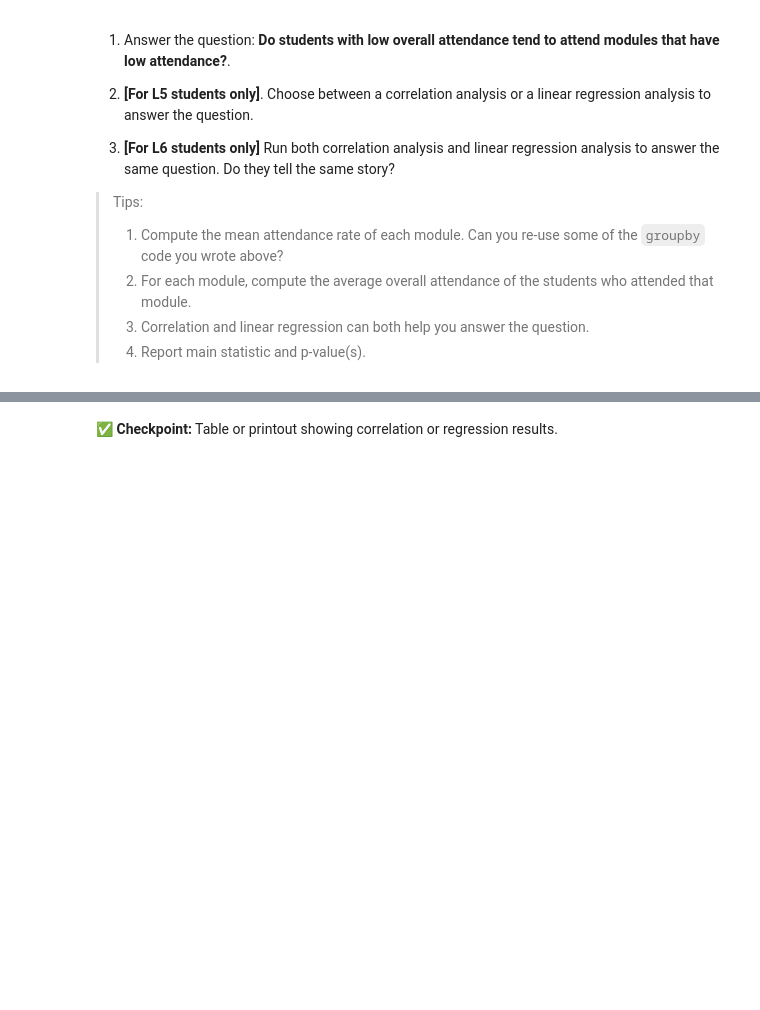
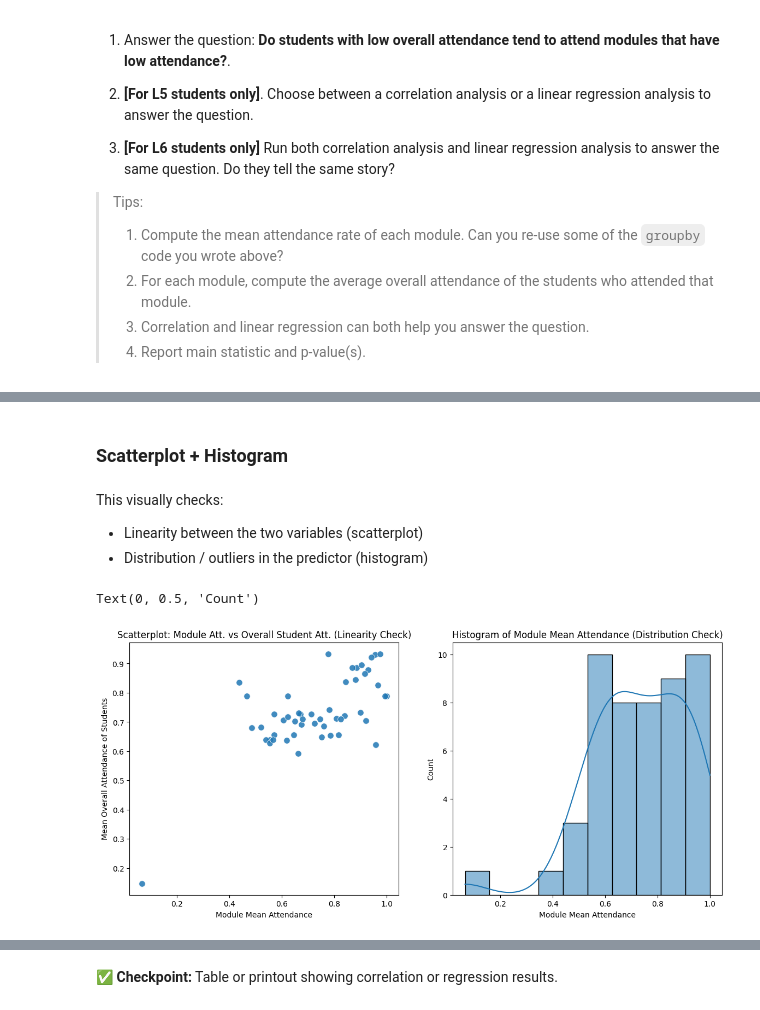
Before and after one commit to fleursmith/dsci_summative1, a Jupyter notebook: summative1-1.ipynb, the cells around one changed output, grey strips where cells are left out. Saved outputs shown, nothing was run; the diff lists cells and outputs as text; code cells hidden in the pictures; blank space fills up the shorter version.

Commit message:
Exercise 5 - Attendance Relationships

```diff
--- a/summative1-1.ipynb
+++ b/summative1-1.ipynb
@@ -655,0 +772,18 @@ plt.show()
+# %%
+# Drop rows with missing data
+    # Drop any rows where "Module Mean Att." or "Mean Overall Att. of Students" is missing and create a cleaned dataframe: module_clean
+
+# Check the number of modules (rows) before dropping missing values
+print("Number of modules before dropping NAs:", len(module_analysis))
+
+# Drop rows with missing values in the "Module Mean Att." or "Mean Overall Att. of Students" columns
+module_clean = module_analysis.dropna(
+    subset=["Module Mean Att.", "Mean Overall Att. of Students"]
+)
+
+# Check number of modules (rows) after dropping missing values
+print("Number of modules after dropping NAs:", len(module_clean))
+
+# Print to check cleaned dataframe
+print("First few rows of cleaned dataframe:")
+print(module_clean.head())
@@ -655,0 +800,39 @@ plt.show()
+# %% [markdown]
+### Scatterplot + Histogram
+# %% [markdown]
+This visually checks:
+* Linearity between the two variables (scatterplot)
+* Distribution / outliers in the predictor (histogram)
+# %%
+# Create a figure with 1 row and 2 columns
+plt.figure(figsize=(14, 6))
+
+# Subplot 1: Scatterplot (checking linearity)
+plt.subplot(1, 2, 1)  # 1 row, 2 columns, first plot
+sns.scatterplot(
+    data=module_clean,
+    x="Module Mean Att.",
+    y="Mean Overall Att. of Students",
+    s=70,
+    alpha=0.85
+)
+
+plt.title("Scatterplot: Module Att. vs Overall Student Att. (Linearity Check)")
+plt.xlabel("Module Mean Attendance")
+plt.ylabel("Mean Overall Attendance of Students")
+
+# Subplot 2: Histogram (checking distribution + outliers)
+plt.subplot(1, 2, 2)  # 1 row, 2 columns, second plot
+sns.histplot(
+    data=module_clean,
+    x="Module Mean Att.",
+    bins=10,
+    kde=True,       # Add a smooth kernel density curve
+)
+
+plt.title("Histogram of Module Mean Attendance (Distribution Check)")
+plt.xlabel("Module Mean Attendance")
+plt.ylabel("Count")
+# %% [output]
+Text(0, 0.5, 'Count')
+[figure, added]
```
Also changed, not shown: parts of 26 cells of this notebook.
